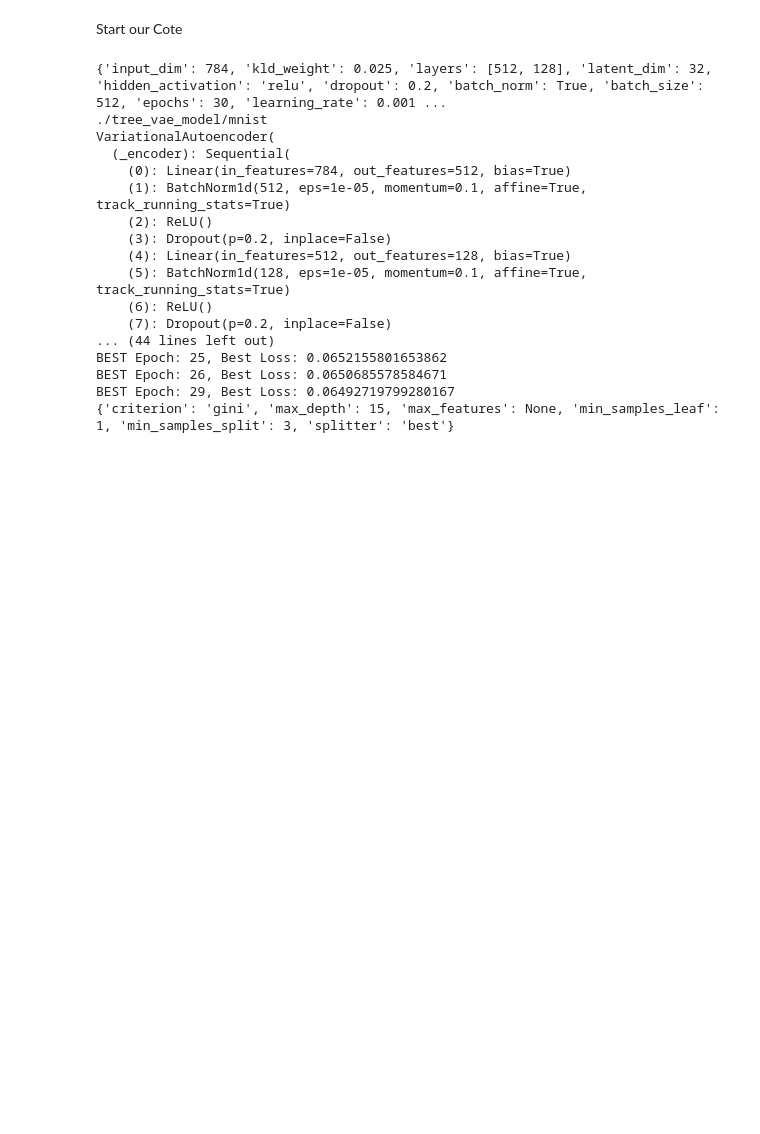
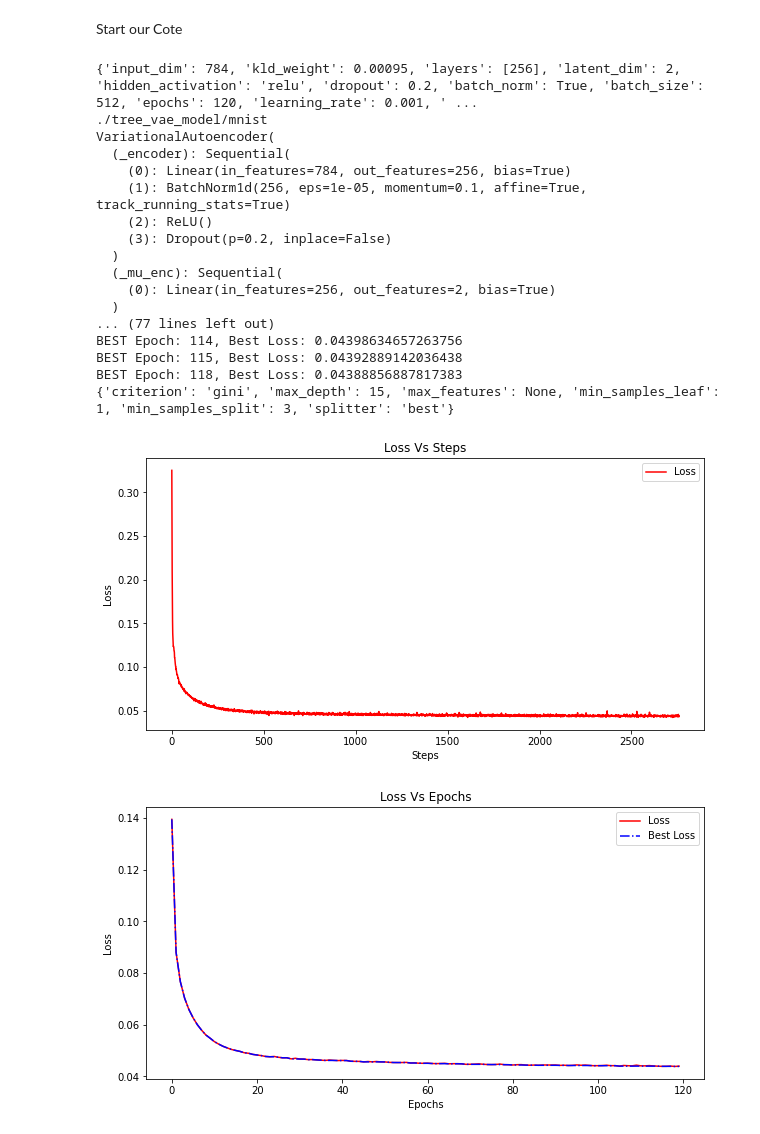
Before and after one commit to mohamadmansourX/CEnt, a Jupyter notebook: MNIST_Benchmark_Carla_Wrapper.ipynb, the cells around one changed output. Cells and saved outputs as stored; diff of their text form; code cells hidden in the pictures; blank space fills up the shorter version.

```diff
--- a/MNIST_Benchmark_Carla_Wrapper.ipynb
+++ b/MNIST_Benchmark_Carla_Wrapper.ipynb
@@ -2031,26 +2023,26 @@ hpr = {
       "binary_cat_features": True,
       "myvae_params": {
           'input_dim': 784,
-          'layers': [512, 128],
-          'latent_dim': 32,
+          'layers': [256],
+          'latent_dim': 2,
           'hidden_activation': 'relu',
           'dropout': 0.2,
           'batch_norm': True,
           'batch_size': 512,
-          'epochs': 30,
+          'epochs': 120,
           'learning_rate': 0.001,
           'weight_decay': 0.0,
-          'kld_weight': 0.025,
+          'kld_weight': 0.00095,
           'cuda': False,
           'verbose': True,
           'train': True,
           'save_dir': './tree_vae_model/',
       },
       "tree_params": {
-          "min_entries_per_label": int(trainData.df.shape[0]*0.4),
+          "min_entries_per_label": int(trainData.df.shape[0]*0.2),
           "grid_search_jobs": -1,
           "min_weight_gini": 100, # set to 0.5 since here both class have same prob,
-          "max_search" : 5,
+          "max_search" : 150,
           "grid_search": {
                 "cv": 1,
                 "splitter": ["best"],
@@ -2090,22 +2082,27 @@ hpr = {
 
 tbtest = TreeBasedContrastiveExplanation(dataset, cnnmodel, hpr, data_catalog= new_catalog_n)
 # %% [output]
-{'input_dim': 784, 'kld_weight': 0.025, 'layers': [512, 128], 'latent_dim': 32, 'hidden_activation': 'relu', 'dropout': 0.2, 'batch_norm': True, 'batch_size': 512, 'epochs': 30, 'learning_rate': 0.001 ...
+{'input_dim': 784, 'kld_weight': 0.00095, 'layers': [256], 'latent_dim': 2, 'hidden_activation': 'relu', 'dropout': 0.2, 'batch_norm': True, 'batch_size': 512, 'epochs': 120, 'learning_rate': 0.001, ' ...
 ./tree_vae_model/mnist
 VariationalAutoencoder(
   (_encoder): Sequential(
-    (0): Linear(in_features=784, out_features=512, bias=True)
-    (1): BatchNorm1d(512, eps=1e-05, momentum=0.1, affine=True, track_running_stats=True)
+    (0): Linear(in_features=784, out_features=256, bias=True)
+    (1): BatchNorm1d(256, eps=1e-05, momentum=0.1, affine=True, track_running_stats=True)
     (2): ReLU()
     (3): Dropout(p=0.2, inplace=False)
-    (4): Linear(in_features=512, out_features=128, bias=True)
-    (5): BatchNorm1d(128, eps=1e-05, momentum=0.1, affine=True, track_running_stats=True)
-    (6): ReLU()
-    (7): Dropout(p=0.2, inplace=False)
-... (44 lines left out)
-BEST Epoch: 25, Best Loss: 0.0652155801653862
-BEST Epoch: 26, Best Loss: 0.0650685578584671
-BEST Epoch: 29, Best Loss: 0.06492719799280167
+  )
+  (_mu_enc): Sequential(
+    (0): Linear(in_features=256, out_features=2, bias=True)
+  )
+... (77 lines left out)
+BEST Epoch: 114, Best Loss: 0.04398634657263756
+BEST Epoch: 115, Best Loss: 0.04392889142036438
+BEST Epoch: 118, Best Loss: 0.04388856887817383
 {'criterion': 'gini', 'max_depth': 15, 'max_features': None, 'min_samples_leaf': 1, 'min_samples_split': 3, 'splitter': 'best'}
+# %%
+tbtest.vae.plot_loss()
+# %% [output]
+[figure, added]
+[figure, added]
 # %%
 im22 = im2.copy()
```
Also changed, not shown: parts of 12 cells of this notebook.
